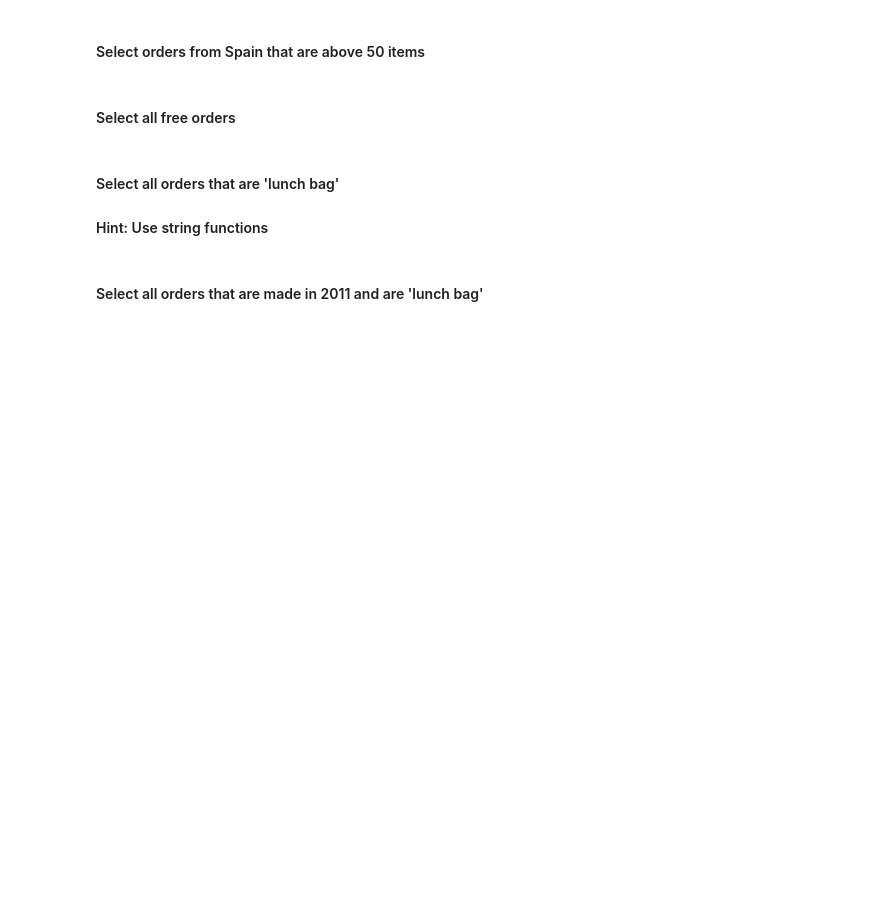
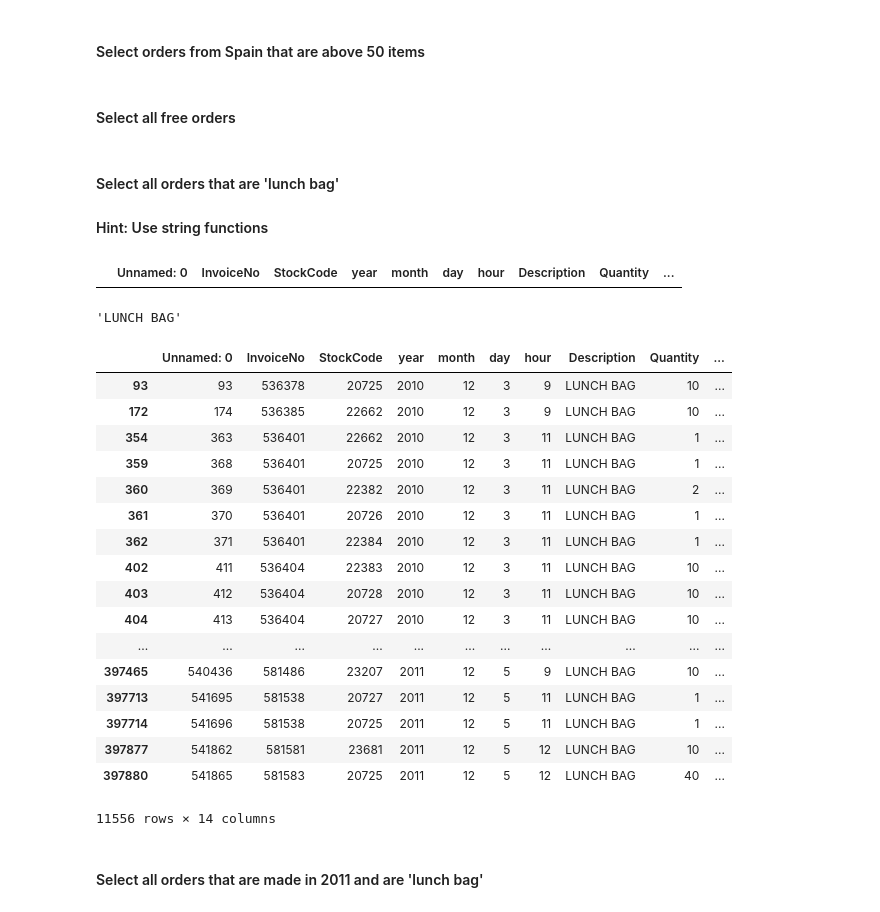
Before and after one commit to NSG2019/data-labs, a Jupyter notebook: module-2/lab-subsetting-and-descriptive-stats/your-code/main.ipynb, the cells around one changed output. Drawn from its saved outputs; the diff is of its cells as text; code cells hidden in the pictures; blank space fills up the shorter version.

```diff
--- a/module-2/lab-subsetting-and-descriptive-stats/your-code/main.ipynb
+++ b/module-2/lab-subsetting-and-descriptive-stats/your-code/main.ipynb
@@ -385,6 +601,41 @@ Name: Salary, dtype: int64
 #### Hint: Use string functions
 # %%
 # your answer here
+orders[orders['Description'] == 'lunch bag']
+# %% [output]
+|  | Unnamed: 0 | InvoiceNo | StockCode | year | month | day | hour | Description | Quantity | ... |
+# %%
+def fun(string):
+    if 'lunch bag' in string:
+        return 'LUNCH BAG'
+    else:
+        return 'no come'
+# %%
+fun('octlunch bagavio')
+# %% [output]
+'LUNCH BAG'
+# %%
+orders['Description'] = orders['Description'].apply(fun)
+orders.loc[orders['Description']=='LUNCH BAG']
+# %% [output]
+|  | Unnamed: 0 | InvoiceNo | StockCode | year | month | day | hour | Description | Quantity | ... |
+| 93 | 93 | 536378 | 20725 | 2010 | 12 | 3 | 9 | LUNCH BAG | 10 | ... |
+| 172 | 174 | 536385 | 22662 | 2010 | 12 | 3 | 9 | LUNCH BAG | 10 | ... |
+| 354 | 363 | 536401 | 22662 | 2010 | 12 | 3 | 11 | LUNCH BAG | 1 | ... |
+| 359 | 368 | 536401 | 20725 | 2010 | 12 | 3 | 11 | LUNCH BAG | 1 | ... |
+| 360 | 369 | 536401 | 22382 | 2010 | 12 | 3 | 11 | LUNCH BAG | 2 | ... |
+| 361 | 370 | 536401 | 20726 | 2010 | 12 | 3 | 11 | LUNCH BAG | 1 | ... |
+| 362 | 371 | 536401 | 22384 | 2010 | 12 | 3 | 11 | LUNCH BAG | 1 | ... |
+| 402 | 411 | 536404 | 22383 | 2010 | 12 | 3 | 11 | LUNCH BAG | 10 | ... |
+| 403 | 412 | 536404 | 20728 | 2010 | 12 | 3 | 11 | LUNCH BAG | 10 | ... |
+| 404 | 413 | 536404 | 20727 | 2010 | 12 | 3 | 11 | LUNCH BAG | 10 | ... |
+| ... | ... | ... | ... | ... | ... | ... | ... | ... | ... | ... |
+| 397465 | 540436 | 581486 | 23207 | 2011 | 12 | 5 | 9 | LUNCH BAG | 10 | ... |
+| 397713 | 541695 | 581538 | 20727 | 2011 | 12 | 5 | 11 | LUNCH BAG | 1 | ... |
+| 397714 | 541696 | 581538 | 20725 | 2011 | 12 | 5 | 11 | LUNCH BAG | 1 | ... |
+| 397877 | 541862 | 581581 | 23681 | 2011 | 12 | 5 | 12 | LUNCH BAG | 10 | ... |
+| 397880 | 541865 | 581583 | 20725 | 2011 | 12 | 5 | 12 | LUNCH BAG | 40 | ... |
+11556 rows × 14 columns
 # %% [markdown]
 #### Select all orders that are made in 2011 and are 'lunch bag'
 # %%
```
Also changed, not shown: parts of 38 cells of this notebook.
